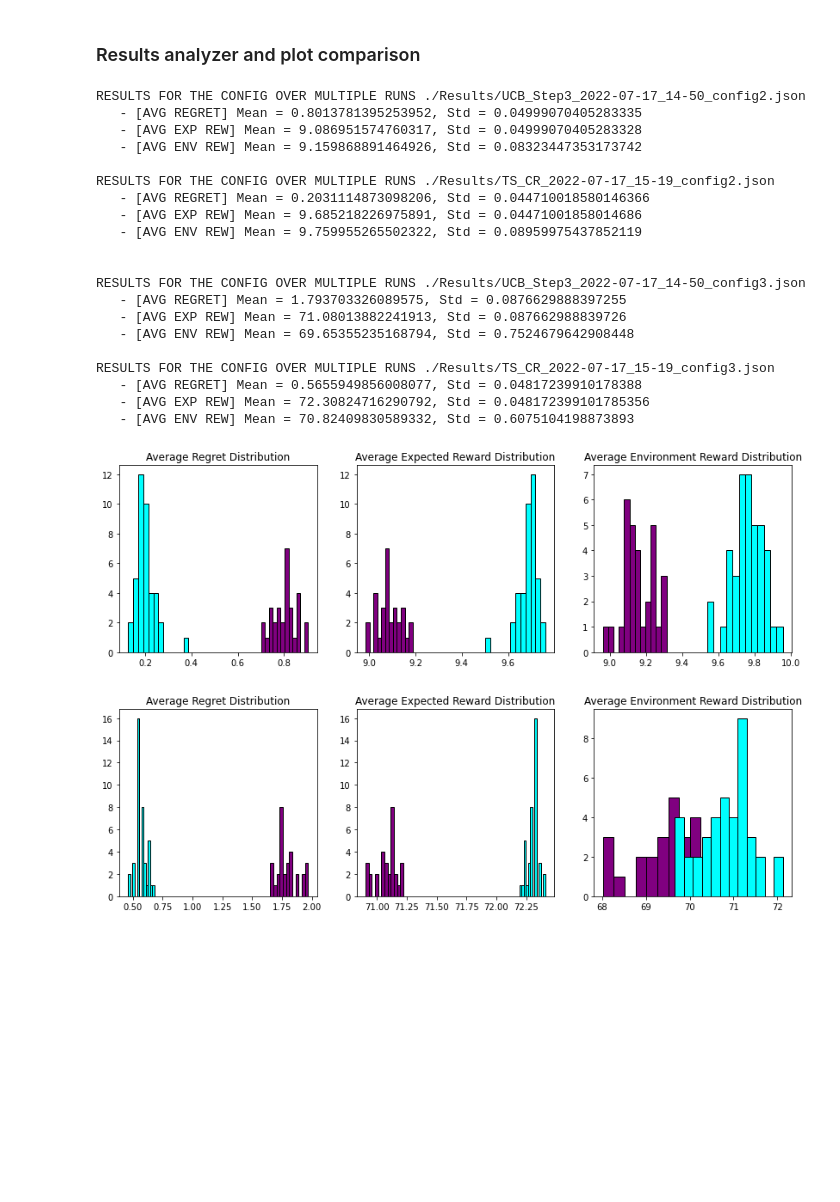
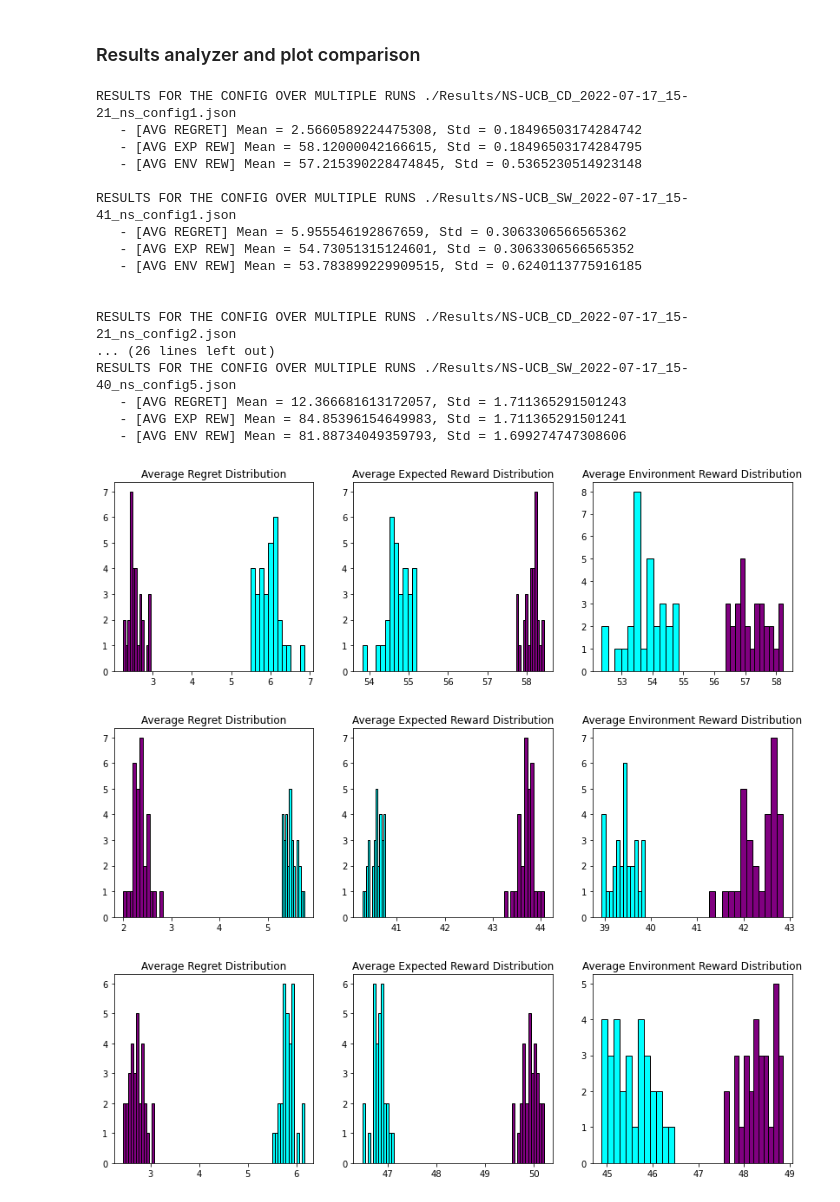
Before and after one commit to alemolteni/team4_projectOLA, a Jupyter notebook: Utilities.ipynb, the cells around one changed output. Drawn from its saved outputs; the diff is of its cells as text; code cells hidden in the pictures; blank space fills up the shorter version.

Commit message:
Fixing results names

```diff
--- a/Utilities.ipynb
+++ b/Utilities.ipynb
@@ -919,7 +919,7 @@ couples = [
     # Step 3 [0,2]
     ['UCB_Step3_2022-07-17_14-50_config2.json', 'TS_CR_2022-07-17_15-19_config2.json'],
     ['UCB_Step3_2022-07-17_14-50_config3.json', 'TS_CR_2022-07-17_15-19_config3.json'],
-    ['UCB_Step3_2022-07-17_14-50_ctx_config1.json', ''],
+    ['UCB_Step3_2022-07-17_14-50_ctx_config1.json', 'TS_CR_2022-07-17_15-51_ctx_config1.json'],
     # Step 4 [3,5]
     ['UCB_Step4_2022-07-17_15-02_config2.json', 'TS_Alphas_2022-07-17_15-20_config2.json'],
     ['UCB_Step4_2022-07-17_15-02_config3.json', 'TS_Alphas_2022-07-17_15-20_config3.json'],
@@ -932,7 +932,7 @@ couples = [
     ['NS-UCB_CD_2022-07-17_15-21_ns_config1.json', 'NS-UCB_SW_2022-07-17_15-41_ns_config1.json'],
     ['NS-UCB_CD_2022-07-17_15-21_ns_config2.json', 'NS-UCB_SW_2022-07-17_15-41_ns_config2.json'],
     ['NS-UCB_CD_2022-07-17_15-21_ns_config3.json', 'NS-UCB_SW_2022-07-17_15-41_ns_config3.json'],
-    ['NS-UCB_CD_2022-07-17_15-21_ns_config5.json', 'NS-UCB_SW_2022-07-17_15-41_ns_config5.json'],
+    ['NS-UCB_CD_2022-07-17_15-21_ns_config5.json', 'NS-UCB_SW_2022-07-17_15-40_ns_config5.json'],
     # Step 7 [13,14]
     ['Contextual-ucb_2022-07-17_14-57_ctx_config1.json', 'Contextual-ts_2022-07-17_14-57_ctx_config1.json'],
     ['Contextual-ucb_2022-07-17_14-57_ctx_config2.json', 'Contextual-ts_2022-07-17_14-57_ctx_config2.json'],
@@ -940,7 +940,7 @@ couples = [
 ]
 
 # ==== PARAMETERS TO CHANGE ====
-INDEX = [0,1]
+INDEX = [9,10,11,12]
 bins = 12
 # ==============================
 
@@ -967,49 +967,47 @@ for i in INDEX:
     avgExpRew = np.array(results1["averageExpectedRewards"])
     print("   - [AVG EXP REW] Mean = {}, Std = {}".format(avgExpRew.mean(), avgExpRew.std()))
     avgEnvRew = np.array(results1["averageEnvRewards"])
     print("   - [AVG ENV REW] Mean = {}, Std = {}\n".format(avgEnvRew.mean(), avgEnvRew.std()))
 
     print("RESULTS FOR THE CONFIG OVER MULTIPLE RUNS {}".format(RESULT_PATH_2))
     avgReg = np.array(results2["averageRegrets"])
     print("   - [AVG REGRET] Mean = {}, Std = {}".format(avgReg.mean(), avgReg.std()))
     avgExpRew = np.array(results2["averageExpectedRewards"])
     print("   - [AVG EXP REW] Mean = {}, Std = {}".format(avgExpRew.mean(), avgExpRew.std()))
     avgEnvRew = np.array(results2["averageEnvRewards"])
     print("   - [AVG ENV REW] Mean = {}, Std = {}\n\n".format(avgEnvRew.mean(), avgEnvRew.std()))
 
     fig, axes = plt.subplots(ncols=3, nrows=1, sharex=False, figsize=(14,4))
 
     axes[0].set_title("Average Regret Distribution")
     axes[0].hist(results1["averageRegrets"], color = 'purple', edgecolor = 'black', bins = bins)
     axes[0].hist(results2["averageRegrets"], color = 'cyan', edgecolor = 'black', bins = bins)
 
     axes[1].set_title("Average Expected Reward Distribution")
     axes[1].hist(results1["averageExpectedRewards"], color = 'purple', edgecolor = 'black', bins = bins)
     axes[1].hist(results2["averageExpectedRewards"], color = 'cyan', edgecolor = 'black', bins = bins)
 
     axes[2].set_title("Average Environment Reward Distribution")
     axes[2].hist(results1["averageEnvRewards"], color = 'purple', edgecolor = 'black', bins = bins)
     axes[2].hist(results2["averageEnvRewards"], color = 'cyan', edgecolor = 'black', bins = bins)
 # %% [output]
-RESULTS FOR THE CONFIG OVER MULTIPLE RUNS ./Results/UCB_Step3_2022-07-17_14-50_config2.json
-   - [AVG REGRET] Mean = 0.8013781395253952, Std = 0.04999070405283335
-   - [AVG EXP REW] Mean = 9.086951574760317, Std = 0.04999070405283328
-   - [AVG ENV REW] Mean = 9.159868891464926, Std = 0.08323447353173742
+RESULTS FOR THE CONFIG OVER MULTIPLE RUNS ./Results/NS-UCB_CD_2022-07-17_15-21_ns_config1.json
+   - [AVG REGRET] Mean = 2.5660589224475308, Std = 0.18496503174284742
+   - [AVG EXP REW] Mean = 58.12000042166615, Std = 0.18496503174284795
+   - [AVG ENV REW] Mean = 57.215390228474845, Std = 0.5365230514923148
 
-RESULTS FOR THE CONFIG OVER MULTIPLE RUNS ./Results/TS_CR_2022-07-17_15-19_config2.json
-   - [AVG REGRET] Mean = 0.2031114873098206, Std = 0.044710018580146366
-   - [AVG EXP REW] Mean = 9.685218226975891, Std = 0.04471001858014686
-   - [AVG ENV REW] Mean = 9.759955265502322, Std = 0.08959975437852119
+RESULTS FOR THE CONFIG OVER MULTIPLE RUNS ./Results/NS-UCB_SW_2022-07-17_15-41_ns_config1.json
+   - [AVG REGRET] Mean = 5.955546192867659, Std = 0.3063306566565362
+   - [AVG EXP REW] Mean = 54.73051315124601, Std = 0.3063306566565352
+   - [AVG ENV REW] Mean = 53.783899229909515, Std = 0.6240113775916185
 
 
-RESULTS FOR THE CONFIG OVER MULTIPLE RUNS ./Results/UCB_Step3_2022-07-17_14-50_config3.json
-   - [AVG REGRET] Mean = 1.793703326089575, Std = 0.0876629888397255
-   - [AVG EXP REW] Mean = 71.08013882241913, Std = 0.087662988839726
-   - [AVG ENV REW] Mean = 69.65355235168794, Std = 0.7524679642908448
-
-RESULTS FOR THE CONFIG OVER MULTIPLE RUNS ./Results/TS_CR_2022-07-17_15-19_config3.json
-   - [AVG REGRET] Mean = 0.5655949856008077, Std = 0.04817239910178388
-   - [AVG EXP REW] Mean = 72.30824716290792, Std = 0.048172399101785356
-   - [AVG ENV REW] Mean = 70.82409830589332, Std = 0.6075104198873893
+RESULTS FOR THE CONFIG OVER MULTIPLE RUNS ./Results/NS-UCB_CD_2022-07-17_15-21_ns_config2.json
+... (26 lines left out)
+RESULTS FOR THE CONFIG OVER MULTIPLE RUNS ./Results/NS-UCB_SW_2022-07-17_15-40_ns_config5.json
+   - [AVG REGRET] Mean = 12.366681613172057, Std = 1.711365291501243
+   - [AVG EXP REW] Mean = 84.85396154649983, Std = 1.711365291501241
+   - [AVG ENV REW] Mean = 81.88734049359793, Std = 1.699274747308606
-[figure, old version]
+[figure, new version]
-[figure, old version]
+[figure, new version]
+[figure, added]
```
Also changed, not shown: parts of 1 cell of this notebook.
